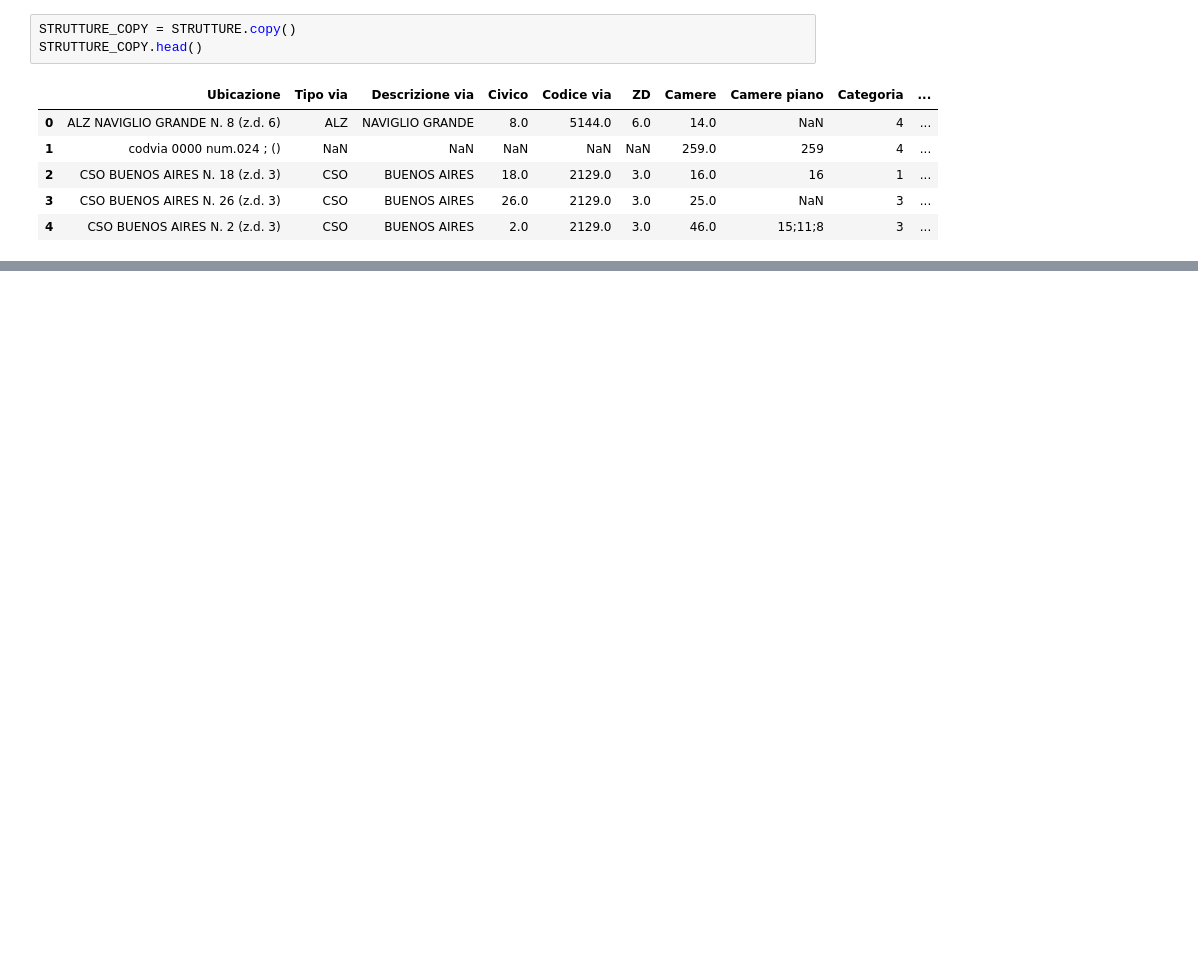
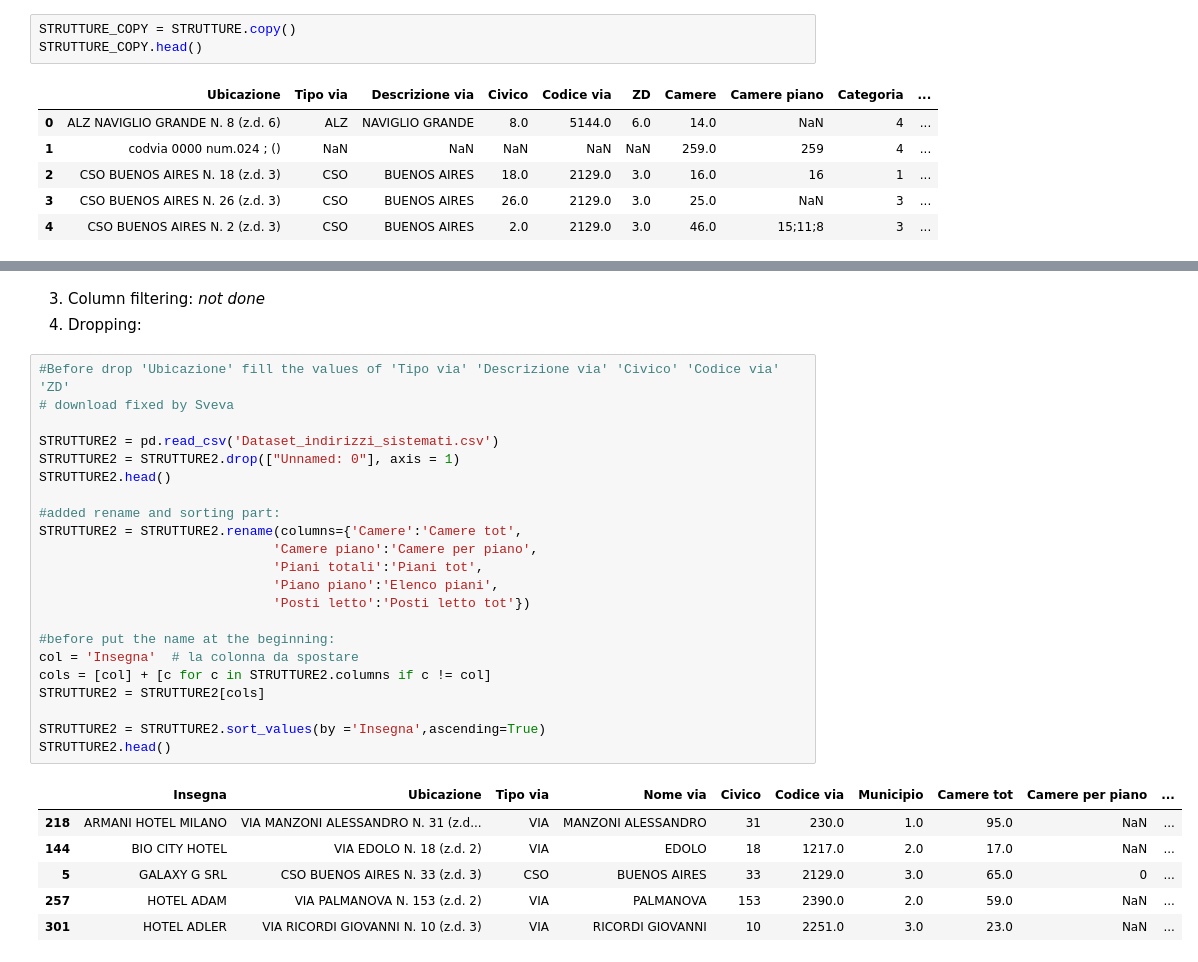
Before and after one commit to silviamacchi/DataQuality_project, a Jupyter notebook: Script_Silvia.ipynb, the cells around one changed output, grey strips where cells are left out. Drawn from its saved outputs; the diff is of its cells as text; blank space fills up the shorter version.

```diff
--- a/Script_Silvia.ipynb
+++ b/Script_Silvia.ipynb
@@ -401,0 +543,32 @@ Consistency: 62.5 %
+# %% [markdown]
+3. Column filtering: _not done_
+4. Dropping:
+# %%
+#Before drop 'Ubicazione' fill the values of 'Tipo via' 'Descrizione via' 'Civico' 'Codice via' 'ZD'
+# download fixed by Sveva
+
+STRUTTURE2 = pd.read_csv('Dataset_indirizzi_sistemati.csv')
+STRUTTURE2 = STRUTTURE2.drop(["Unnamed: 0"], axis = 1)
+STRUTTURE2.head()
+
+#added rename and sorting part:
+STRUTTURE2 = STRUTTURE2.rename(columns={'Camere':'Camere tot',
+                              'Camere piano':'Camere per piano',
+                              'Piani totali':'Piani tot',
+                              'Piano piano':'Elenco piani',
+                              'Posti letto':'Posti letto tot'})
+
+#before put the name at the beginning:
+col = 'Insegna'  # la colonna da spostare
+cols = [col] + [c for c in STRUTTURE2.columns if c != col]
+STRUTTURE2 = STRUTTURE2[cols]
+
+STRUTTURE2 = STRUTTURE2.sort_values(by ='Insegna',ascending=True)
+STRUTTURE2.head()
+# %% [output]
+|  | Insegna | Ubicazione | Tipo via | Nome via | Civico | Codice via | Municipio | Camere tot | Camere per piano | ... |
+| 218 | ARMANI HOTEL MILANO | VIA MANZONI ALESSANDRO N. 31 (z.d... | VIA | MANZONI ALESSANDRO | 31 | 230.0 | 1.0 | 95.0 | NaN | ... |
+| 144 | BIO CITY HOTEL | VIA EDOLO N. 18 (z.d. 2) | VIA | EDOLO | 18 | 1217.0 | 2.0 | 17.0 | NaN | ... |
+| 5 | GALAXY G SRL | CSO BUENOS AIRES N. 33 (z.d. 3) | CSO | BUENOS AIRES | 33 | 2129.0 | 3.0 | 65.0 | 0 | ... |
+| 257 | HOTEL ADAM | VIA PALMANOVA N. 153 (z.d. 2) | VIA | PALMANOVA | 153 | 2390.0 | 2.0 | 59.0 | NaN | ... |
+| 301 | HOTEL ADLER | VIA RICORDI GIOVANNI N. 10 (z.d. 3) | VIA | RICORDI GIOVANNI | 10 | 2251.0 | 3.0 | 23.0 | NaN | ... |
```
Also changed, not shown: parts of 36 cells of this notebook, 2 other files.
